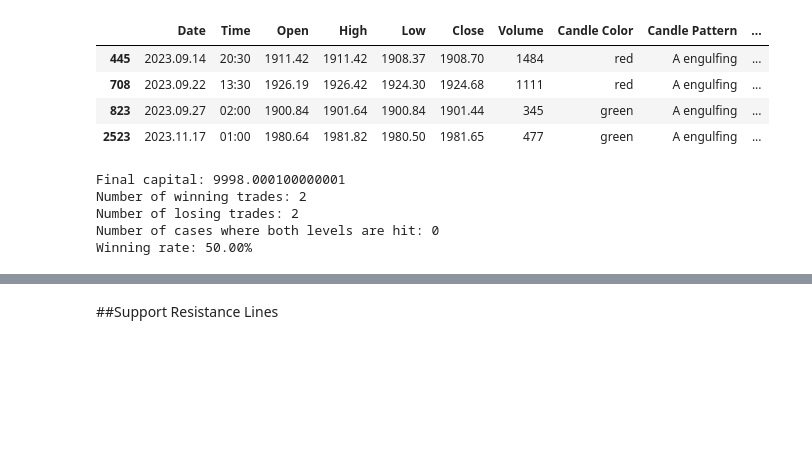
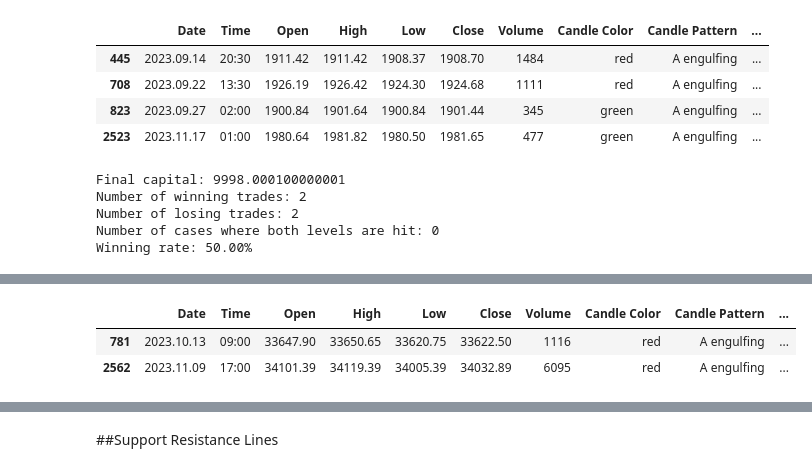
Before and after one commit to sncy/TradingStrategies, a Jupyter notebook: Trading_Pattern_Statistics.ipynb, the cells around one changed output, grey strips where cells are left out. Cells and saved outputs as stored; diff of their text form; code cells hidden in the pictures; blank space fills up the shorter version.

```diff
--- a/Trading_Pattern_Statistics.ipynb
+++ b/Trading_Pattern_Statistics.ipynb
@@ -474,0 +563,14 @@ Winning rate: 50.00%
+# %%
+# define a new column 'A Engulfing Wave'
+df['A Engulfing Wave'] = 0
+
+# iterate over the DataFrame
+for i in range(2, len(df)):
+    # check if current 'Candle Pattern' is 'A Engulfing'
+    if df.loc[i, 'Candle Pattern'] == 'A engulfing':
+        # if green, then buy trade, look if got ABC pattern, B lowest must bigger than A lowest
+        if df.loc[i, 'Candle Color'] == 'green' and (df.loc[i-1, 'Candle Color'] == 'red' or df.loc[i-1, 'Candle Color'] == 'doji') and df.loc[i-2, 'Candle Color'] == 'green' and df.loc[i-1, 'Low'] > df.loc[i-2, 'Low']:
+            df.loc[i, 'A Engulfing Wave'] = 1
+        # if red, then sell trade, look if got ABC pattern, B highest must smaller than A highest
+        elif df.loc[i, 'Candle Color'] == 'red' and (df.loc[i-1, 'Candle Color'] == 'green' or df.loc[i-1, 'Candle Color'] == 'doji') and df.loc[i-2, 'Candle Color'] == 'red'and df.loc[i-1, 'High'] < df.loc[i-2, 'High']:
+            df.loc[i, 'A Engulfing Wave'] = 1
@@ -474,0 +731,21 @@ Winning rate: 50.00%
+# %%
+# define a new column 'A Engulfing Wave'
+df['A Engulfing Wave'] = 0
+
+# iterate over the DataFrame
+for i in range(2, len(df)):
+    # check if current 'Candle Pattern' is 'A Engulfing'
+    if df.loc[i, 'Candle Pattern'] == 'A engulfing':
+        # if green, then buy trade, look if got ABC pattern, B lowest must bigger than A lowest
+        if df.loc[i, 'Candle Color'] == 'green' and (df.loc[i-1, 'Candle Color'] == 'red' or df.loc[i-1, 'Candle Color'] == 'doji') and df.loc[i-2, 'Candle Color'] == 'green' and df.loc[i-1, 'Low'] > df.loc[i-2, 'Low']:
+            df.loc[i, 'A Engulfing Wave'] = 1
+        # if red, then sell trade, look if got ABC pattern, B highest must smaller than A highest
+        elif df.loc[i, 'Candle Color'] == 'red' and (df.loc[i-1, 'Candle Color'] == 'green' or df.loc[i-1, 'Candle Color'] == 'doji') and df.loc[i-2, 'Candle Color'] == 'red'and df.loc[i-1, 'High'] < df.loc[i-2, 'High']:
+            df.loc[i, 'A Engulfing Wave'] = 1
+# %%
+pattern = df[df['A Engulfing Wave'] == 1]
+pattern
+# %% [output]
+|  | Date | Time | Open | High | Low | Close | Volume | Candle Color | Candle Pattern | ... |
+| 781 | 2023.10.13 | 09:00 | 33647.90 | 33650.65 | 33620.75 | 33622.50 | 1116 | red | A engulfing | ... |
+| 2562 | 2023.11.09 | 17:00 | 34101.39 | 34119.39 | 34005.39 | 34032.89 | 6095 | red | A engulfing | ... |
```
Also changed, not shown: parts of 15 cells of this notebook.
